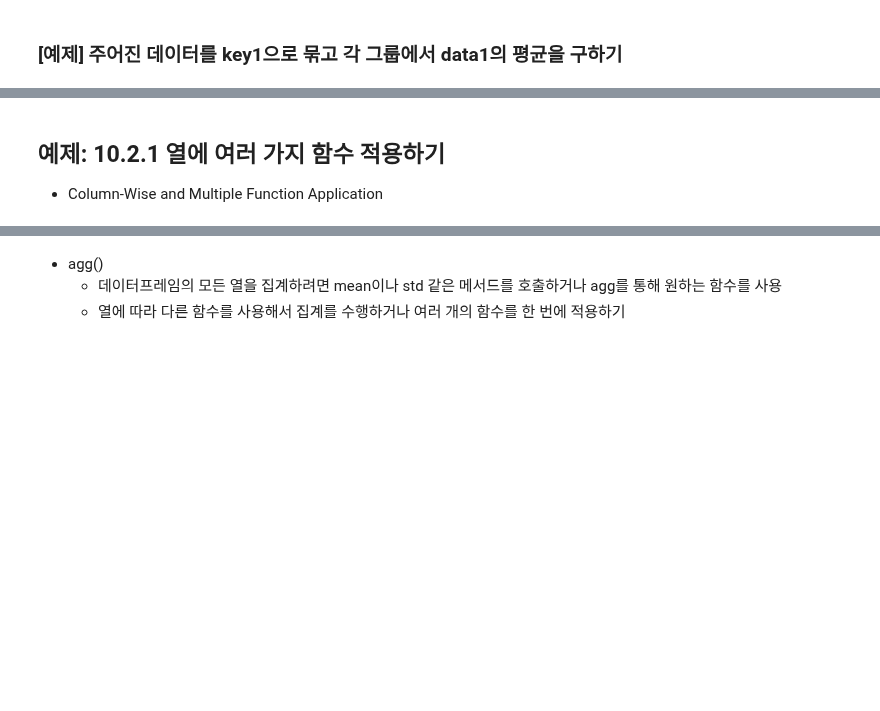
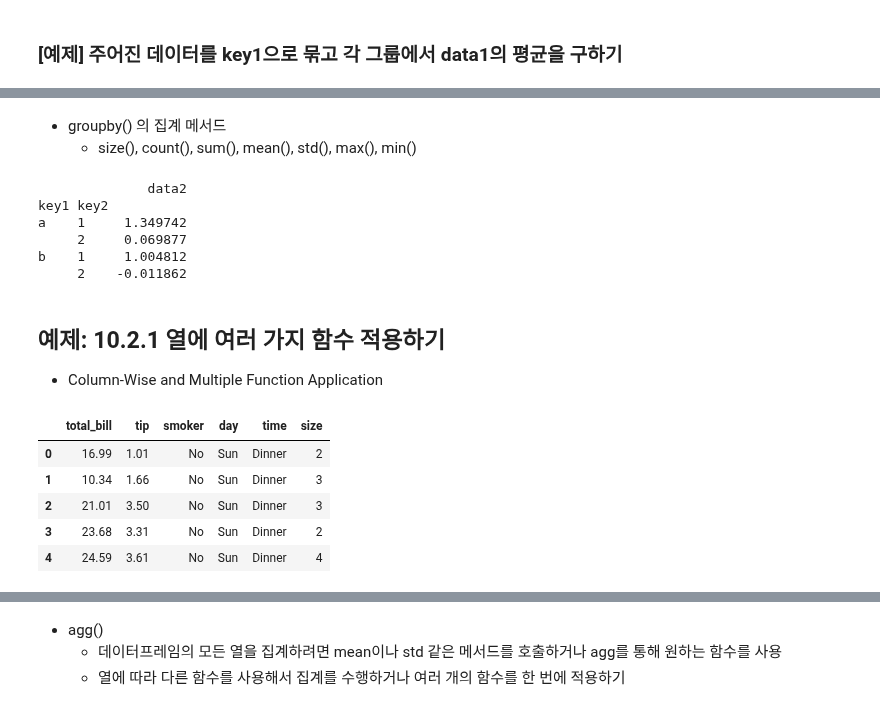
Before and after one commit to hyenwoo0/python_basic, a Jupyter notebook: data_analysis_05_02_class.ipynb, the cells around one changed output, grey strips where cells are left out. Drawn from its saved outputs; the diff is of its cells as text; code cells hidden in the pictures; blank space fills up the shorter version.

```diff
--- a/data_analysis_05_02_class.ipynb
+++ b/data_analysis_05_02_class.ipynb
@@ -588,20 +669,47 @@ df
+# %% [markdown]
+* groupby() 의 집계 메서드
+    * size(), count(), sum(), mean(), std(), max(), min()
 # %%
 # mean() - 주어진 데이터을 컬럼을 사용하여 각 그룹으로 묶어 평균 집계
 ## 그룹 색인에서 누락된 값은 기본적으로 결과에서 제외됨
+#case1
+# result = df.groupby("key1").mean()
+# result = df.groupby("key1").size()
+# result = df.groupby("key1").count()
 
-df.groupby("key1").mean()
+#case2
+# result = df.groupby("key2").mean(numeric_only=True) # key1열이 결과에서 빠짐: df['key1']은 숫자 데이터가 아님
+#numeric_only=True 평균을 구할수 없는 것을 빼고 계산
 
-df.groupby("key2").mean(numeric_only=True) # key1열이 결과에서 빠짐: df['key1']은 숫자 데이터가 아님
+#case3
+# result = df.groupby(["key1", "key2"]).mean() # 다중색인 데이터프레임 -> key1, key2
+# result.index
 
-df.groupby(["key1", "key2"]).mean()
+#case4
+# # 특히 대용량 데이터셋을 다룰 때 소수의 열(data2)(특정)만 집계(평균)하기
+result = df.groupby(["key1", "key2"])[["data2"]].mean()
 
-# 특히 대용량 데이터셋을 다룰 때 소수의 열(data2)만 집계(평균)하기
-df.groupby(["key1", "key2"])[["data2"]].mean()
+print(result)
+# %% [output]
+              data2
+key1 key2
+a    1     1.349742
+     2     0.069877
+b    1     1.004812
+     2    -0.011862
 # %% [markdown]
 ## 예제: 10.2.1 열에 여러 가지 함수 적용하기
 * Column-Wise and Multiple Function Application
 # %%
 # 데이터셋 가져오기
 tips = pd.read_csv("examples/tips.csv")
+tips.head()
+# %% [output]
+|  | total_bill | tip | smoker | day | time | size |
+| 0 | 16.99 | 1.01 | No | Sun | Dinner | 2 |
+| 1 | 10.34 | 1.66 | No | Sun | Dinner | 3 |
+| 2 | 21.01 | 3.50 | No | Sun | Dinner | 3 |
+| 3 | 23.68 | 3.31 | No | Sun | Dinner | 2 |
+| 4 | 24.59 | 3.61 | No | Sun | Dinner | 4 |
 # %%
 # total_bill에서 팁의 비율을 tip_pct 열에 출가하기
```
Also changed, not shown: parts of 21 cells of this notebook, 2 other files.
